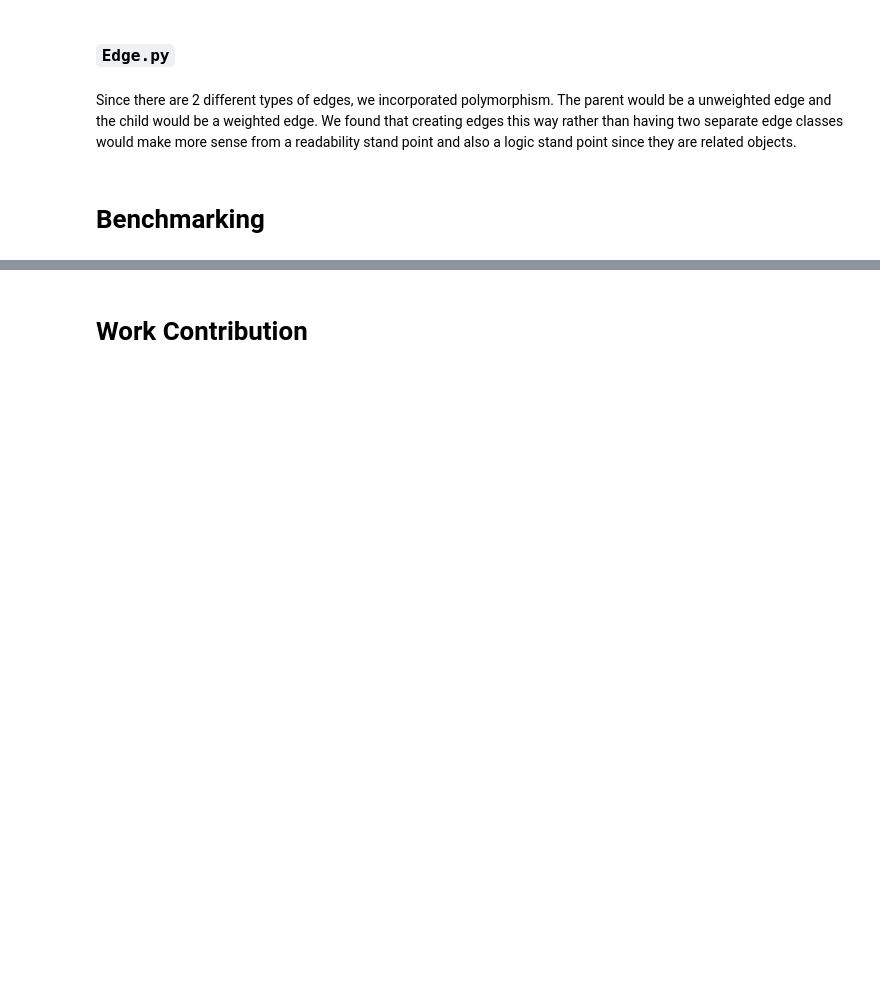
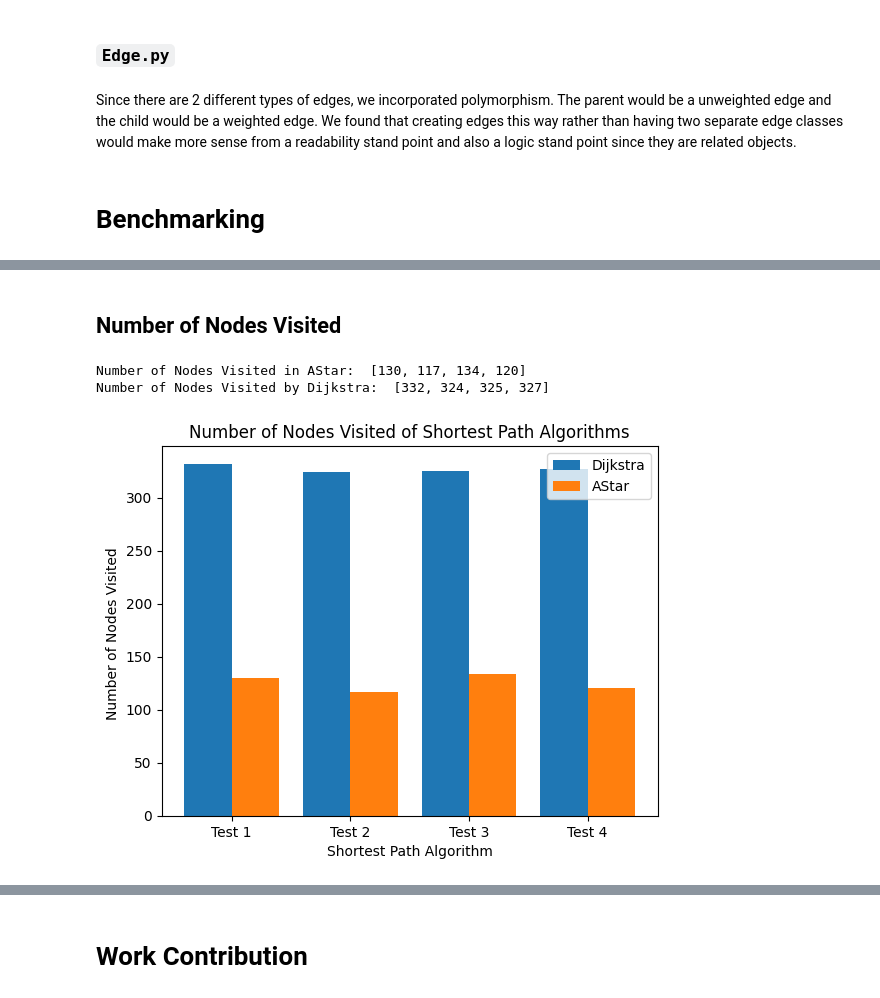
Before and after one commit to JenniferYe25/subway-transit-library, a Jupyter notebook: graph_lab.ipynb, the cells around one changed output, grey strips where cells are left out. Drawn from its saved outputs; the diff is of its cells as text; code cells hidden in the pictures; blank space fills up the shorter version.

```diff
--- a/graph_lab.ipynb
+++ b/graph_lab.ipynb
@@ -148,0 +230,61 @@ Both Algorithms are functioning as written and with equal and most optimal perfo
+# %% [markdown]
+## Number of Nodes Visited
+# %%
+from random import *
+import time
+import matplotlib.pyplot as plt
+from Library.GraphBuilder import *
+from PathFinders.AStar import *
+from GraphObjs import *
+from PathFinders.Dijkstra import *
+import numpy as np
+
+graph = (GraphBuilder('_dataset/london.connections.csv',['station1','station2','time'],WeightedEdge,'undirected'))
+
+start_list = []
+for i in range(0, 4):
+    # any random numbers from 0 to 1000
+    start_list.append(randint(1,279))
+
+end_list = []
+for i in range(0, 4):
+    # any random numbers from 0 to 1000
+    end_list.append(randint(1,279))
+
+AStar_Nodes_Visited= []
+for i in range(0,4):
+    start_node = start_list[i]
+    target_node = end_list[i]
+    A_Algo=AStar(graph, start_node,target_node,'_dataset/london.stations.csv',['id'],Station,'latitude','longitude')
+    distances, parent, counter = A_Algo.run()
+    AStar_Nodes_Visited.append(counter)
+print("Number of Nodes Visited in AStar: ", AStar_Nodes_Visited)
+
+Dijkstra_Nodes_Visited= []
+for i in range(0,4):
+    start_node = start_list[i]
+    target_node = end_list[i]
+    start = time.time()
+    Algo=Dijkstra(graph, start_node,target_node)
+    counter = Algo.run()
+    Dijkstra_Nodes_Visited.append(counter)
+print("Number of Nodes Visited by Dijkstra: " , Dijkstra_Nodes_Visited)
+
+
+X = ["Test 1" , "Test 2", "Test 3", "Test 4"]
+X_axis = np.arange(len(X))
+
+plt.bar(X_axis -0.2,Dijkstra_Nodes_Visited, 0.4, label = 'Dijkstra')
+plt.bar(X_axis + 0.2, AStar_Nodes_Visited, 0.4, label = 'AStar')
+
+plt.xticks(X_axis, X)
+# plt.yticks(np.arange(0, 6, 0.02), label=" ")
+plt.xlabel("Shortest Path Algorithm")
+plt.ylabel("Number of Nodes Visited ")
+plt.title("Number of Nodes Visited of Shortest Path Algorithms")
+plt.legend()
+plt.show()
+# %% [output]
+Number of Nodes Visited in AStar:  [130, 117, 134, 120]
+Number of Nodes Visited by Dijkstra:  [332, 324, 325, 327]
+[figure, added]
```
Also changed, not shown: parts of 8 cells of this notebook, 5 other files.
